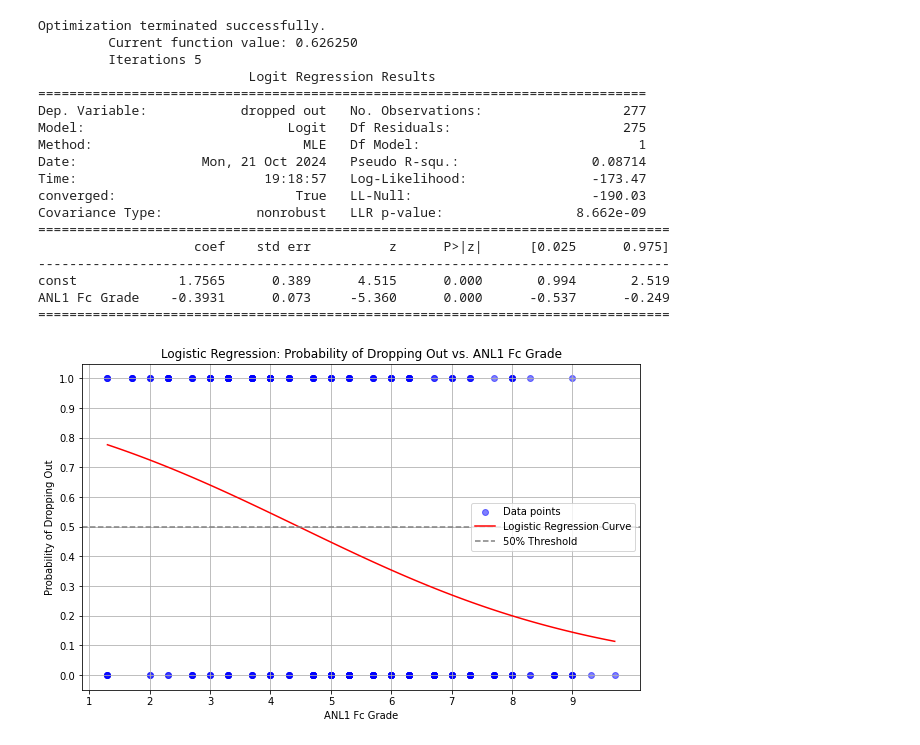
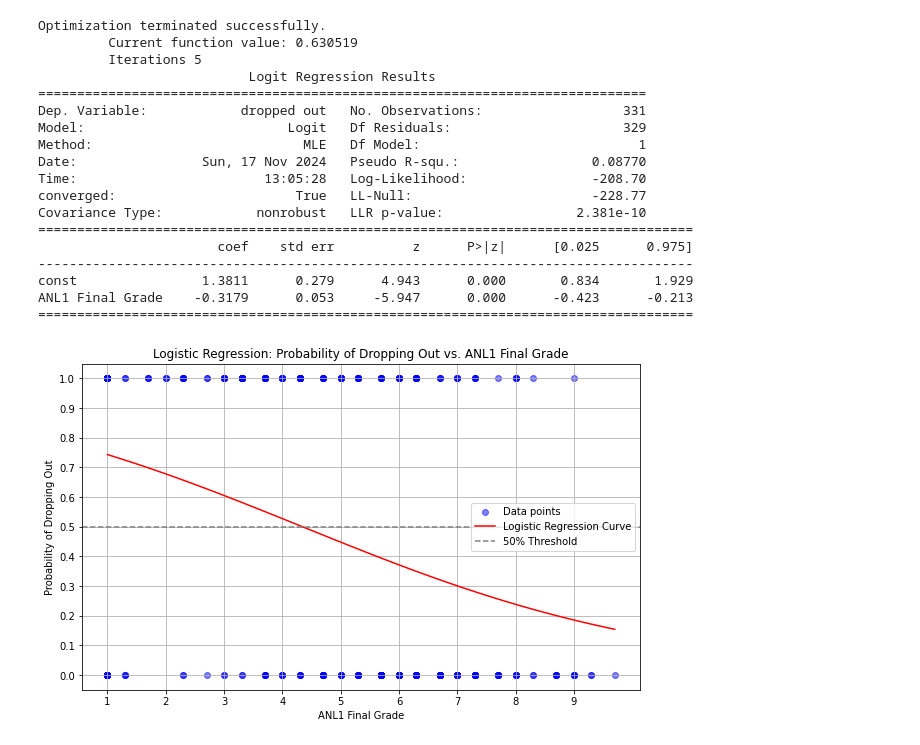
Before and after one commit to JQ69420/DsAnalysisProject, a Jupyter notebook: notebooks/correlation.ipynb, the cells around one changed output. Saved outputs shown, nothing was run; the diff lists cells and outputs as text; code cells hidden in the pictures.

```diff
--- a/notebooks/correlation.ipynb
+++ b/notebooks/correlation.ipynb
@@ -26,58 +67,61 @@ import matplotlib.pyplot as plt
 import os
 
 # Load the data
-student_file = os.path.join("..", "data", "processed", "Cleaned_master_student_list_final.xlsx")
+student_file = os.path.join("..", "data", "processed", "Cleaned_grades.xlsx")
 df = pd.read_excel(student_file)
 
+df['ANL1 Final Grade'] = df['ANL1 Final Grade'].fillna(1)
+# with pd.option_context('display.max_rows', None, 'display.max_columns', None):
+#     print(df)
 # Drop rows with NaN values in the specified columns
-df = df[['ANL1 Fc Grade', 'dropped out']].dropna()
+df = df[['ANL1 Final Grade', 'dropped out']].dropna()
 
 # Map dropout status to binary
 dropout = df['dropped out'].map({'yes': 1, 'no': 0})
-X = df[['ANL1 Fc Grade']]
+X = df[['ANL1 Final Grade']]
 X = sm.add_constant(X)
 y = dropout
 
 # Fit the logistic regression model
 model = sm.Logit(y, X)
 result = model.fit()
 print(result.summary())
 
 # Generate predictions for the range of grades
-X_range = np.linspace(X['ANL1 Fc Grade'].min(), X['ANL1 Fc Grade'].max(), 100)
+X_range = np.linspace(X['ANL1 Final Grade'].min(), X['ANL1 Final Grade'].max(), 100)
 X_range_with_const = sm.add_constant(X_range)  # Add constant for the intercept
 predictions = result.predict(X_range_with_const)  # Get predicted probabilities
 
 # Plotting
 plt.figure(figsize=(10, 6))
-plt.scatter(df['ANL1 Fc Grade'], dropout, label='Data points', color='blue', alpha=0.5)  # Scatter plot of data
+plt.scatter(df['ANL1 Final Grade'], dropout, label='Data points', color='blue', alpha=0.5)  # Scatter plot of data
 plt.plot(X_range, predictions, color='red', label='Logistic Regression Curve')  # Logistic regression curve
-plt.xlabel('ANL1 Fc Grade')
+plt.xlabel('ANL1 Final Grade')
 plt.ylabel('Probability of Dropping Out')
-plt.title('Logistic Regression: Probability of Dropping Out vs. ANL1 Fc Grade')
-plt.xticks(np.arange(int(X['ANL1 Fc Grade'].min()), int(X['ANL1 Fc Grade'].max()) + 1, 1))
+plt.title('Logistic Regression: Probability of Dropping Out vs. ANL1 Final Grade')
+plt.xticks(np.arange(int(X['ANL1 Final Grade'].min()), int(X['ANL1 Final Grade'].max()) + 1, 1))
 plt.yticks(np.arange(0, 1.1, 0.1))
 plt.axhline(0.5, linestyle='--', color='grey', label='50% Threshold')  # Threshold line
 plt.legend()
 plt.grid()
 plt.show()
 # %% [output]
 Optimization terminated successfully.
-         Current function value: 0.626250
+         Current function value: 0.630519
          Iterations 5
                            Logit Regression Results
 ==============================================================================
-Dep. Variable:            dropped out   No. Observations:                  277
-Model:                          Logit   Df Residuals:                      275
+Dep. Variable:            dropped out   No. Observations:                  331
+Model:                          Logit   Df Residuals:                      329
 Method:                           MLE   Df Model:                            1
-Date:                Mon, 21 Oct 2024   Pseudo R-squ.:                 0.08714
-Time:                        19:18:57   Log-Likelihood:                -173.47
-converged:                       True   LL-Null:                       -190.03
-Covariance Type:            nonrobust   LLR p-value:                 8.662e-09
-=================================================================================
-                    coef    std err          z      P>|z|      [0.025      0.975]
----------------------------------------------------------------------------------
-const             1.7565      0.389      4.515      0.000       0.994       2.519
-ANL1 Fc Grade    -0.3931      0.073     -5.360      0.000      -0.537      -0.249
-=================================================================================
+Date:                Sun, 17 Nov 2024   Pseudo R-squ.:                 0.08770
+Time:                        13:05:28   Log-Likelihood:                -208.70
+converged:                       True   LL-Null:                       -228.77
+Covariance Type:            nonrobust   LLR p-value:                 2.381e-10
+====================================================================================
+                       coef    std err          z      P>|z|      [0.025      0.975]
+------------------------------------------------------------------------------------
+const                1.3811      0.279      4.943      0.000       0.834       1.929
+ANL1 Final Grade    -0.3179      0.053     -5.947      0.000      -0.423      -0.213
+====================================================================================
-[figure, old version]
+[figure, new version]
```
Also changed, not shown: parts of 5 cells of this notebook, 5 other files.
